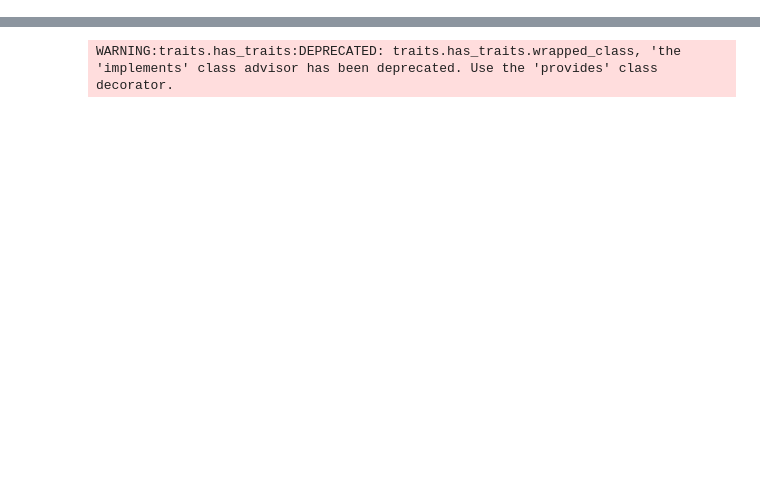
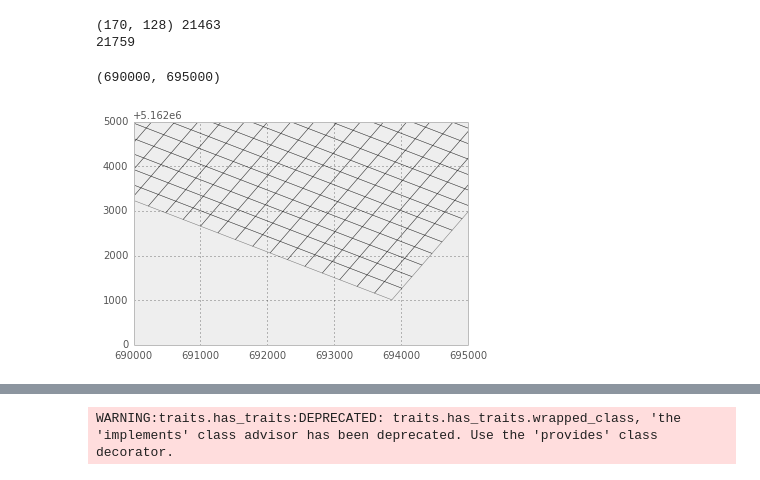
Before and after one commit to SiggyF/notebooks, a Jupyter notebook: sediment.ipynb, the cells around one changed output, grey strips where cells are left out. Cells and saved outputs as stored; diff of their text form; code cells hidden in the pictures; blank space fills up the shorter version.

```diff
--- a/sediment.ipynb
+++ b/sediment.ipynb
@@ -35 +67,55 @@ data[data<=0.00001] = 0.00001
+# %%
+centers = np.c_[x.ravel(), y.ravel()]
+
+x_ll = x - np.gradient(x)[0]/2.0 - np.gradient(x)[1]/2.0
+x_lr = x - np.gradient(x)[0]/2.0 + np.gradient(x)[1]/2.0
+x_ur = x + np.gradient(x)[0]/2.0 + np.gradient(x)[1]/2.0
+x_ul = x + np.gradient(x)[0]/2.0 - np.gradient(x)[1]/2.0
+y_ll = y - np.gradient(y)[0]/2.0 - np.gradient(y)[1]/2.0
+y_lr = y - np.gradient(y)[0]/2.0 + np.gradient(y)[1]/2.0
+y_ur = y + np.gradient(y)[0]/2.0 + np.gradient(y)[1]/2.0
+y_ul = y + np.gradient(y)[0]/2.0 - np.gradient(y)[1]/2.0
+
+cell_x = np.dstack([x_ll, x_lr, x_ur, x_ul])
+cell_y = np.dstack([y_ll, y_lr, y_ur, y_ul])
+
+nodes_x = np.empty((x.shape[0]+1, x.shape[1]+1), dtype='double')
+nodes_y = np.empty_like(nodes_x)
+
+nodes_x[:-1,:-1] = x_ul
+nodes_x[-1,:-1] = x_ll[-1,:]
+nodes_x[:-1,-1] = x_ur[:,-1]
+nodes_x[-1,-1] = x_lr[-1,-1]
+nodes_y[:-1,:-1] = y_ul
+nodes_y[-1,:-1] = y_ll[-1,:]
+nodes_y[:-1,-1] = y_ur[:,-1]
+nodes_y[-1,-1] = y_lr[-1,-1]
+
+
+#nodes_x = nodes_x.ravel()
+#nodes_y = nodes_y.ravel()
+polys = []
+n_rows = x.shape[0]
+n_cols = x.shape[1]
+n_cells = np.prod(x.shape)
+print nodes_x.shape, n_cells
+maxidx =0
+t        maxidx=max(maxidx, max(*idx))
+        x_i = nodes_x.ravel()[idx]
+        y_i = nodes_y.ravel()[idx]
+        xy_i = np.c_[x_i,y_i]
+        polys.append(xy_i)
+print maxidx
+import matplotlib.collections
+patches = matplotlib.collections.PatchCollection((matplotlib.patches.Polygon(xy, closed=True) for xy in polys),  alpha=0.5, facecolor='none', edgecolor='black')
+fig, ax = plt.subplots()
+ax.add_collection(patches)
+ax.autoscale()
+ax.set_ylim(5162000, 5167000)
+ax.set_xlim(690000, 695000)
+# %% [output]
+(170, 128) 21463
+21759
+(690000, 695000)
+[figure, added]
 # %%
```
Also changed, not shown: parts of 9 cells of this notebook, 1 other file.
